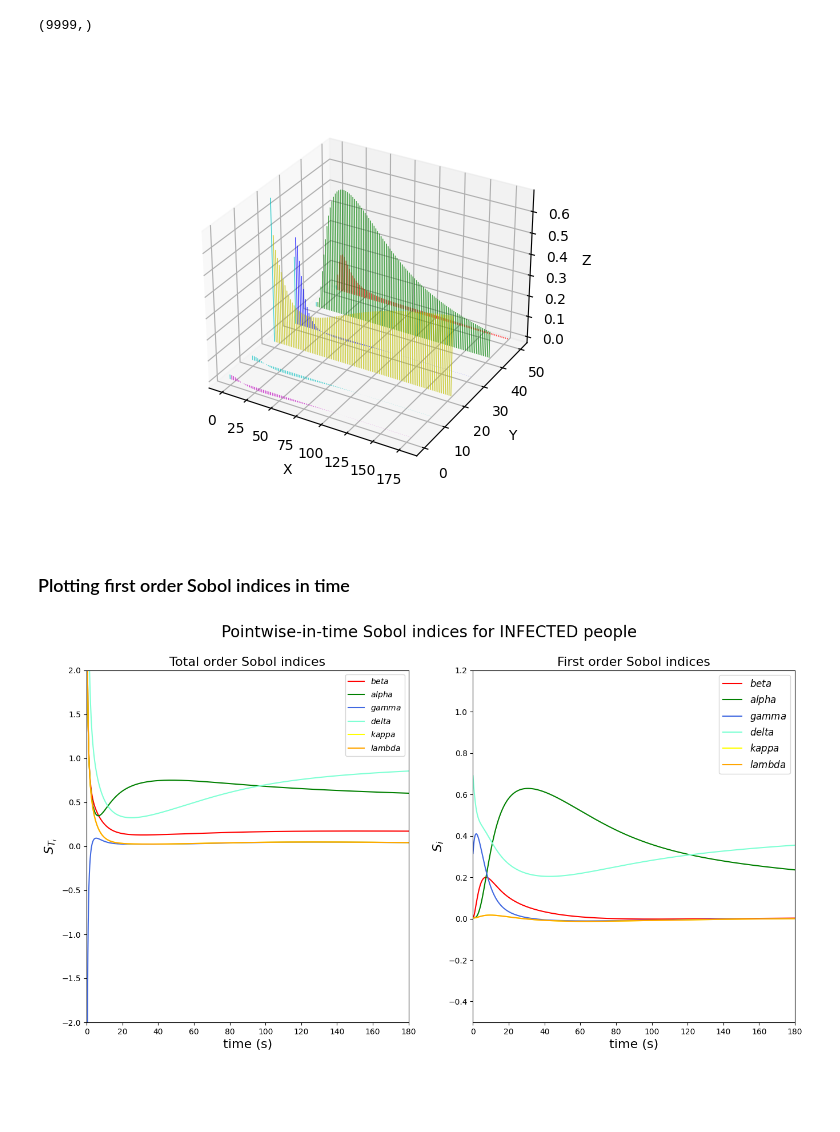
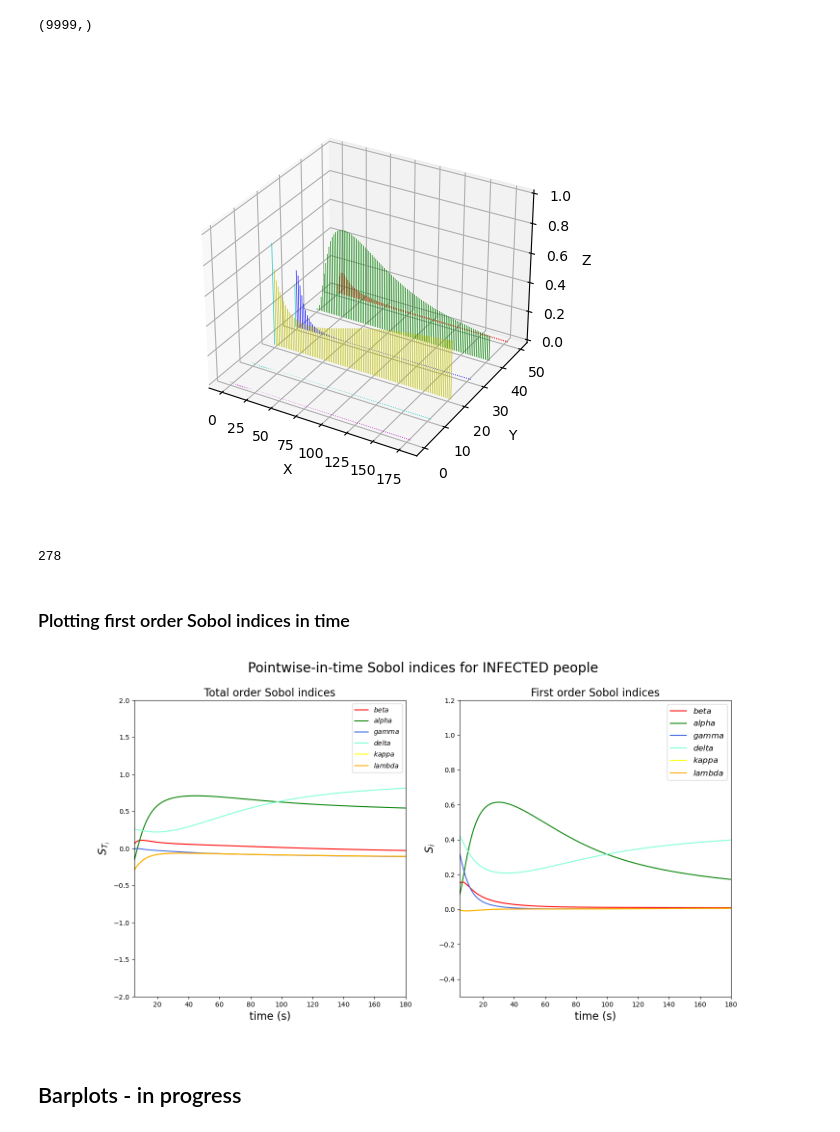
Before and after one commit to teobucci/computational-statistics, a Jupyter notebook: 04_SIR.ipynb, the cells around one changed output. Drawn from its saved outputs; the diff is of its cells as text; code cells hidden in the pictures; blank space fills up the shorter version.

Commit message:
update plotting time (starting from day 5)

```diff
--- a/04_SIR.ipynb
+++ b/04_SIR.ipynb
@@ -153,5 +152,5 @@ dist_object = JointIndependent([B, A, G_inv, D_inv, K, L])
 %%time
 SA = SobolSensitivity(runmodel_obj, dist_object)
 # Compute Sobol indices using the pick and freeze algorithm - for now low number of samples
-SA.run(n_samples=2000, estimate_second_order=False)
+SA.run(n_samples=5000, estimate_second_order=False)
 # %% [output]
@@ -219,13 +218,19 @@ for i in range(np.shape(SA.first_order_indices.T[1:])[1]):
     cs[0] = 'c'
     ax.bar(xs, ys, zs=z[i], zdir='y', color=cs, alpha=0.8)
 
+ax.set_zlim(0,1)
+
 ax.set_xlabel('X')
 ax.set_ylabel('Y')
 ax.set_zlabel('Z')
 
 plt.show()
 # %% [output]
-[figure, old version]
+[figure, new version]
+# %%
+starting_time
+# %% [output]
+278
 # %% [markdown]
 ### Plotting first order Sobol indices in time
 # %%
@@ -238,61 +243,67 @@ T = np.linspace(t_0, t_f, n_t)
 
 fig, ax = plt.subplots(1, 2, figsize=(16, 8))
 
-ax[0].plot(T, SA.total_order_indices[0, :], "r" ,label=r"$beta$")
-ax[0].plot(T, SA.total_order_indices[1, :], "g",label=r"$alpha$")
-ax[0].plot(T, SA.total_order_indices[2, :], label=r"$gamma$", color="royalblue")
-ax[0].plot(T, SA.total_order_indices[3, :], label=r"$delta$", color="aquamarine")
-ax[0].plot(T, SA.total_order_indices[4, :], label=r"$kappa$", color="yellow")
-ax[0].plot(T, SA.total_order_indices[5, :], label=r"$lambda$", color="orange")
+#Plotting from day 5
+starting_day=5
+starting_time=int(np.ceil(n_t/(t_f-t_0)*starting_day))
+
+ax[0].plot(T[starting_time:], SA.total_order_indices[0, starting_time:], "r" ,label=r"$beta$")
+ax[0].plot(T[starting_time:], SA.total_order_indices[1, starting_time:], "g",label=r"$alpha$")
+ax[0].plot(T[starting_time:], SA.total_order_indices[2, starting_time:], label=r"$gamma$", color="royalblue")
+ax[0].plot(T[starting_time:], SA.total_order_indices[3, starting_time:], label=r"$delta$", color="aquamarine")
+ax[0].plot(T[starting_time:], SA.total_order_indices[4, starting_time:], label=r"$kappa$", color="yellow")
+ax[0].plot(T[starting_time:], SA.total_order_indices[5, starting_time:], label=r"$lambda$", color="orange")
 
 
 ax[0].set_title("Total order Sobol indices", fontsize=16)
 ax[0].set_xlabel("time (s)", fontsize=16)
 ax[0].set_ylabel(r"$S_{T_i}$", fontsize=16)
-ax[0].set_xbound(0, t_f)
+ax[0].set_xbound(starting_day, t_f)
 ax[0].set_ybound(-2, 2)
 ax[0].legend()
 
-ax[1].plot(T, SA.first_order_indices[0, :], "r" ,label=r"$beta$")
-ax[1].plot(T, SA.first_order_indices[1, :], "g",label=r"$alpha$")
-ax[1].plot(T, SA.first_order_indices[2, :], label=r"$gamma$", color="royalblue")
-ax[1].plot(T, SA.first_order_indices[3, :], label=r"$delta$", color="aquamarine")
-ax[1].plot(T, SA.first_order_indices[4, :], label=r"$kappa$", color="yellow")
-ax[1].plot(T, SA.first_order_indices[5, :], label=r"$lambda$", color="orange")
+ax[1].plot(T[starting_time:], SA.first_order_indices[0, starting_time:], "r" ,label=r"$beta$")
+ax[1].plot(T[starting_time:], SA.first_order_indices[1, starting_time:], "g",label=r"$alpha$")
+ax[1].plot(T[starting_time:], SA.first_order_indices[2, starting_time:], label=r"$gamma$", color="royalblue")
+ax[1].plot(T[starting_time:], SA.first_order_indices[3, starting_time:], label=r"$delta$", color="aquamarine")
+ax[1].plot(T[starting_time:], SA.first_order_indices[4, starting_time:], label=r"$kappa$", color="yellow")
+ax[1].plot(T[starting_time:], SA.first_order_indices[5, starting_time:], label=r"$lambda$", color="orange")
 
 
 ax[1].set_title("First order Sobol indices", fontsize=16)
 ax[1].set_xlabel("time (s)", fontsize=16)
 ax[1].set_ylabel(r"$S_i$", fontsize=16)
-ax[1].set_xbound(0, t_f)
+ax[1].set_xbound(starting_day, t_f)
 ax[1].set_ybound(-0.5, 1.2)
 ax[1].legend(fontsize=12)
 
 
 ##The order is still not clear
 #ax[2].plot(T, SA.second_order_indices[0, :], "r" ,label=r"$beta$")
 #ax[2].plot(T, SA.second_order_indices[1, :], "g",label=r"$alpha$")
 #ax[2].plot(T, SA.second_order_indices[2, :], label=r"$gamma$", color="royalblue")
 #ax[2].plot(T, SA.second_order_indices[3, :], label=r"$delta$", color="aquamarine")
 #ax[2].plot(T, SA.second_order_indices[4, :], label=r"$kappa$", color="yellow")
 #ax[2].plot(T, SA.second_order_indices[5, :], label=r"$lambda$", color="orange")
 #ax[2].plot(T, SA.second_order_indices[6, :], label=r"$lambda$", color="orange")
 #ax[2].plot(T, SA.second_order_indices[7, :], label=r"$lambda$", color="orange")
 #ax[2].plot(T, SA.second_order_indices[8, :], label=r"$lambda$", color="orange")
 #ax[2].plot(T, SA.second_order_indices[9, :], label=r"$lambda$", color="orange")
 #ax[2].plot(T, SA.second_order_indices[10, :], label=r"$lambda$", color="orange")
 #
 #
 #ax[2].set_title("Second order Sobol indices", fontsize=16)
 #ax[2].set_xlabel("time (s)", fontsize=16)
 #ax[2].set_ylabel(r"$S_i$", fontsize=16)
 #ax[2].set_xbound(0, t_f)
 #ax[2].set_ybound(-0.5, 1.2)
 #ax[2].legend(fontsize=12)
 #
 fig.suptitle("Pointwise-in-time Sobol indices for INFECTED people", fontsize=20)
 
 plt.show()
 # %% [output]
-[figure, old version]
+[figure, new version]
+# %% [markdown]
+## Barplots - in progress
 # %%
```
Also changed, not shown: parts of 8 cells of this notebook.
